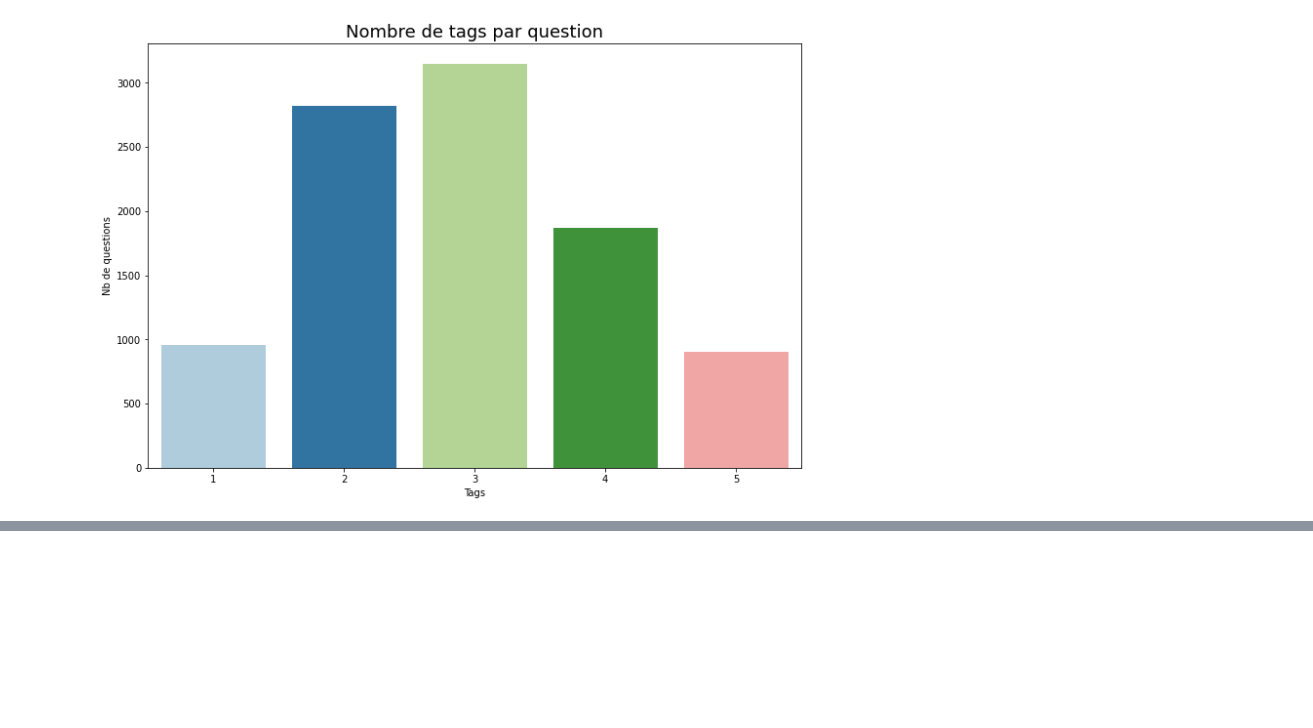
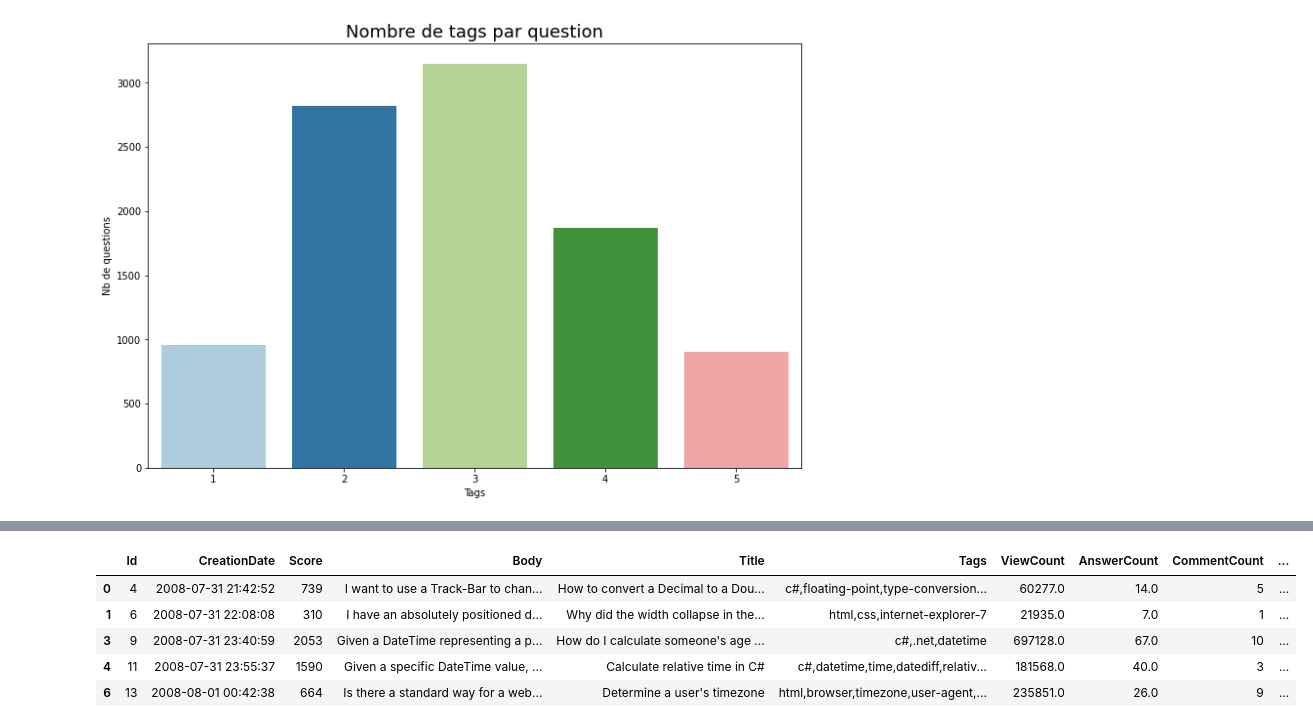
Before and after one commit to lucas080975/Projet5_NLP_Stack_Overflow, a Jupyter notebook: analyse.ipynb, the cells around one changed output, grey strips where cells are left out. Saved outputs shown, nothing was run; the diff lists cells and outputs as text; code cells hidden in the pictures; blank space fills up the shorter version.

```diff
--- a/analyse.ipynb
+++ b/analyse.ipynb
@@ -219,0 +448,4 @@ plt.show()
+# %%
+from nltk.stem import WordNetLemmatizer
+
+lemmatizer = WordNetLemmatizer()
@@ -219,0 +466,33 @@ plt.show()
+# %%
+'''
+Lemmatize function with appropriate POS tag
+
+arg :
+    - word : str to lemmatize
+'''
+from nltk.corpus import wordnet
+
+def get_wordnet_pos(word):
+    """Map POS tag to first character lemmatize() accepts"""
+    tag = nltk.pos_tag([word])[0][1][0].upper()
+    tag_dict = {"J": wordnet.ADJ,
+                "N": wordnet.NOUN,
+                "V": wordnet.VERB,
+                "R": wordnet.ADV}
+
+    return tag_dict.get(tag, wordnet.NOUN)
+
+'''
+function to lemmatize a list of strings
+
+arg :
+    - sentence : list of str to lemmatize
+    - lemmatizer : nltk lemmatizer function to use
+'''
+
+def get_lemmatize_sentence(sentence, lemmatizer = WordNetLemmatizer()):
+
+    return [lemmatizer.lemmatize(w, get_wordnet_pos(w)) for w in sentence]
+# %%
+df['list_body'] = df['list_body'].apply(lambda row : get_lemmatize_sentence(row))
+df['list_title'] = df['list_title'].apply(lambda row : get_lemmatize_sentence(row))
@@ -219,0 +508,9 @@ plt.show()
+# %%
+df.head()
+# %% [output]
+|  | Id | CreationDate | Score | Body | Title | Tags | ViewCount | AnswerCount | CommentCount | ... |
+| 0 | 4 | 2008-07-31 21:42:52 | 739 | I want to use a Track-Bar to chan... | How to convert a Decimal to a Dou... | c#,floating-point,type-conversion... | 60277.0 | 14.0 | 5 | ... |
+| 1 | 6 | 2008-07-31 22:08:08 | 310 | I have an absolutely positioned d... | Why did the width collapse in the... | html,css,internet-explorer-7 | 21935.0 | 7.0 | 1 | ... |
+| 3 | 9 | 2008-07-31 23:40:59 | 2053 | Given a DateTime representing a p... | How do I calculate someone's age ... | c#,.net,datetime | 697128.0 | 67.0 | 10 | ... |
+| 4 | 11 | 2008-07-31 23:55:37 | 1590 | Given a specific DateTime value, ... | Calculate relative time in C# | c#,datetime,time,datediff,relativ... | 181568.0 | 40.0 | 3 | ... |
+| 6 | 13 | 2008-08-01 00:42:38 | 664 | Is there a standard way for a web... | Determine a user's timezone | html,browser,timezone,user-agent,... | 235851.0 | 26.0 | 9 | ... |
```
Also changed, not shown: parts of 26 cells of this notebook, 3 other files.
